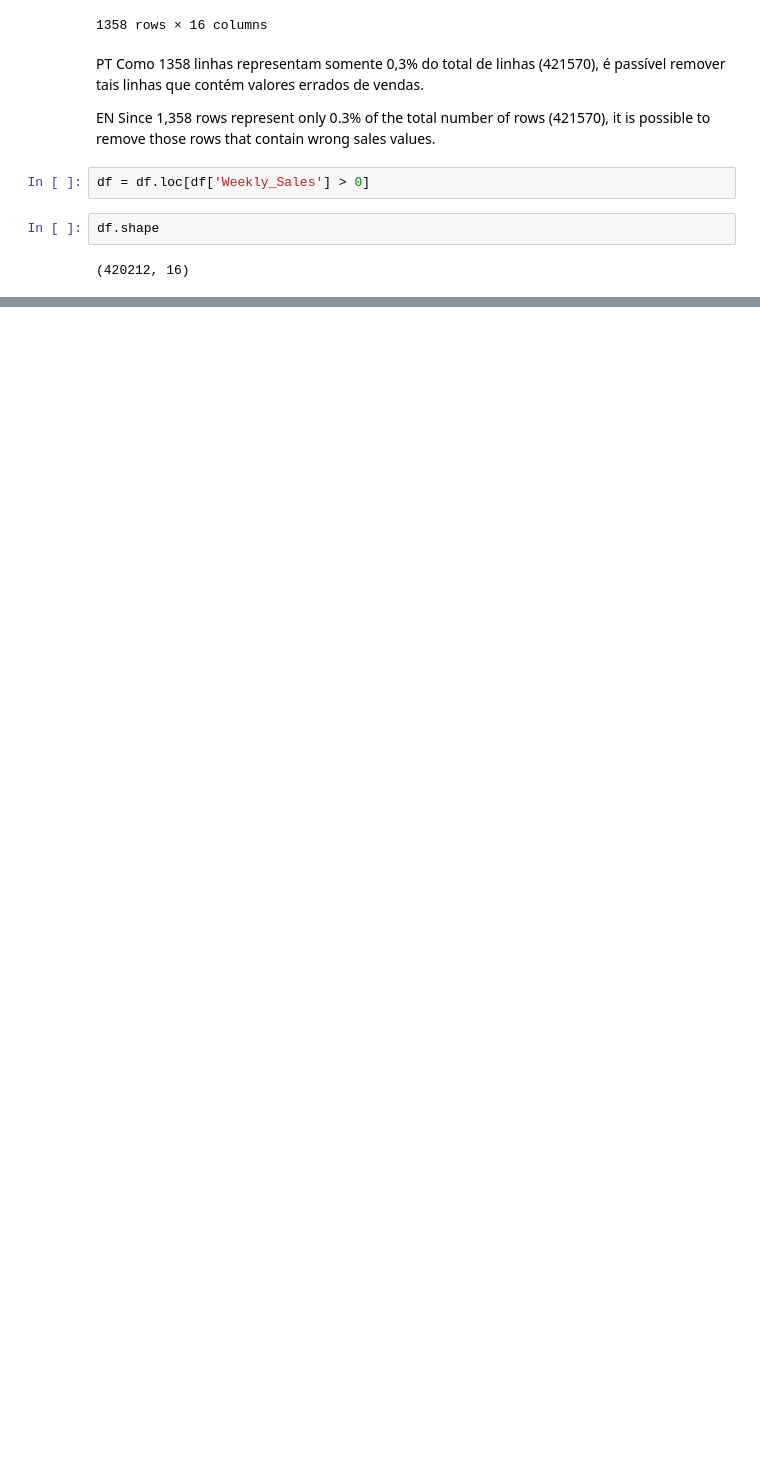
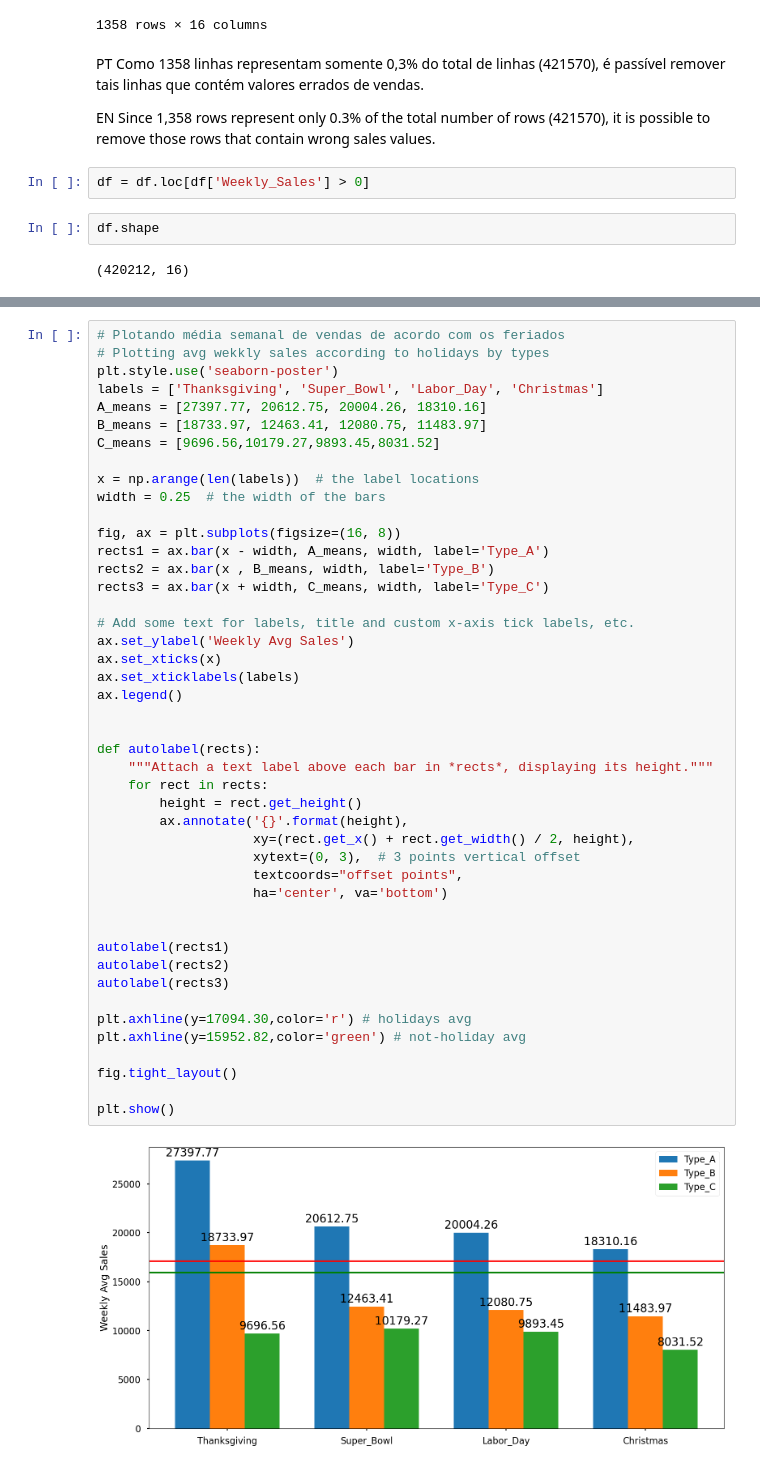
Before and after one commit to danielfernandesp/Analysis-and-Insights-1-for-Data-Science---Walmart-Sales-Forecast, a Jupyter notebook: Previsão de Vendas do Walmart.ipynb, the cells around one changed output, grey strips where cells are left out. Cells and saved outputs as stored; diff of their text form; blank space fills up the shorter version.

```diff
--- a/Previsão de Vendas do Walmart.ipynb
+++ b/Previsão de Vendas do Walmart.ipynb
@@ -297,0 +386,47 @@ It is shown that for the graphs, Labor Day and Christmas do not increase weekly
+# %%
+# Plotando média semanal de vendas de acordo com os feriados
+# Plotting avg wekkly sales according to holidays by types
+plt.style.use('seaborn-poster')
+labels = ['Thanksgiving', 'Super_Bowl', 'Labor_Day', 'Christmas']
+A_means = [27397.77, 20612.75, 20004.26, 18310.16]
+B_means = [18733.97, 12463.41, 12080.75, 11483.97]
+C_means = [9696.56,10179.27,9893.45,8031.52]
+
+x = np.arange(len(labels))  # the label locations
+width = 0.25  # the width of the bars
+
+fig, ax = plt.subplots(figsize=(16, 8))
+rects1 = ax.bar(x - width, A_means, width, label='Type_A')
+rects2 = ax.bar(x , B_means, width, label='Type_B')
+rects3 = ax.bar(x + width, C_means, width, label='Type_C')
+
+# Add some text for labels, title and custom x-axis tick labels, etc.
+ax.set_ylabel('Weekly Avg Sales')
+ax.set_xticks(x)
+ax.set_xticklabels(labels)
+ax.legend()
+
+
+def autolabel(rects):
+    """Attach a text label above each bar in *rects*, displaying its height."""
+    for rect in rects:
+        height = rect.get_height()
+        ax.annotate('{}'.format(height),
+                    xy=(rect.get_x() + rect.get_width() / 2, height),
+                    xytext=(0, 3),  # 3 points vertical offset
+                    textcoords="offset points",
+                    ha='center', va='bottom')
+
+
+autolabel(rects1)
+autolabel(rects2)
+autolabel(rects3)
+
+plt.axhline(y=17094.30,color='r') # holidays avg
+plt.axhline(y=15952.82,color='green') # not-holiday avg
+
+fig.tight_layout()
+
+plt.show()
+# %% [output]
+[figure, added]
```
Also changed, not shown: parts of 82 cells of this notebook.
